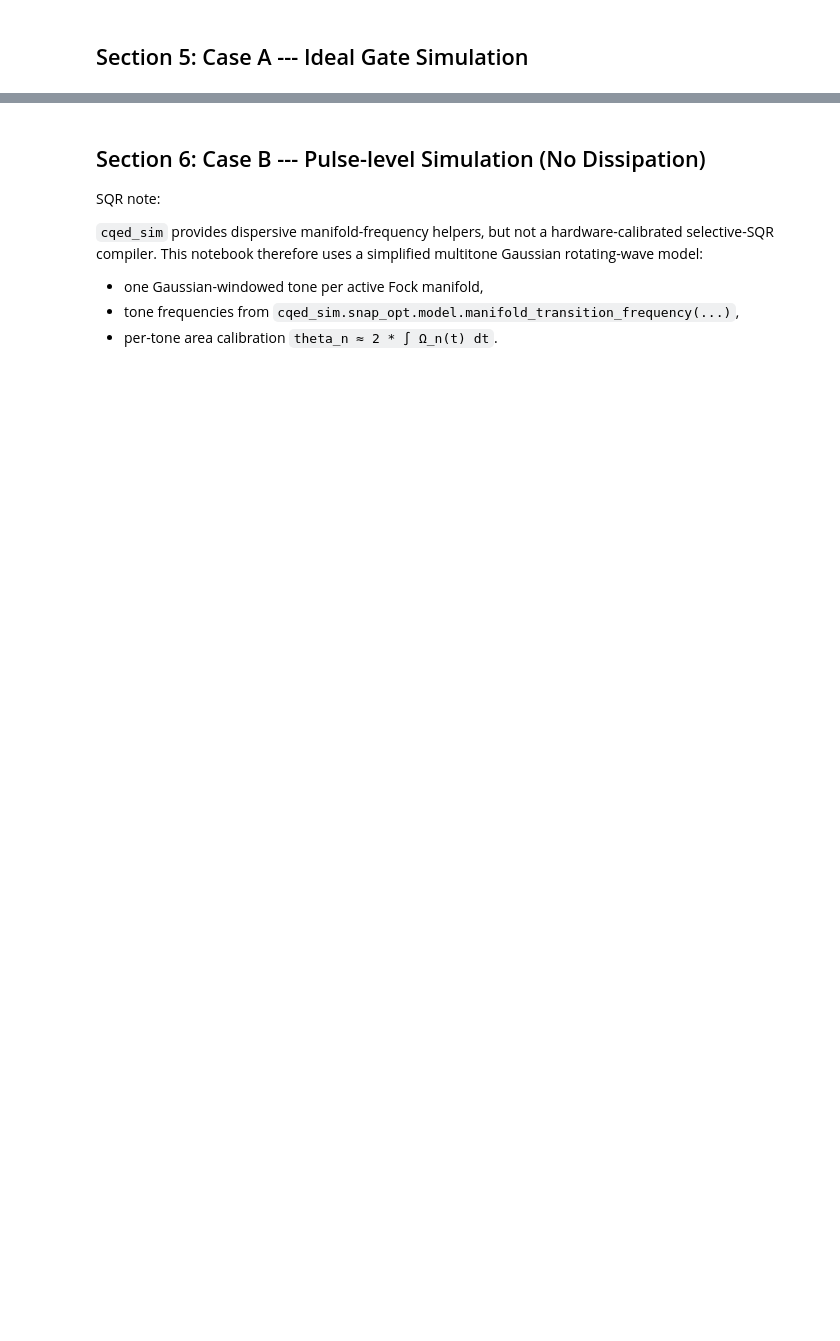
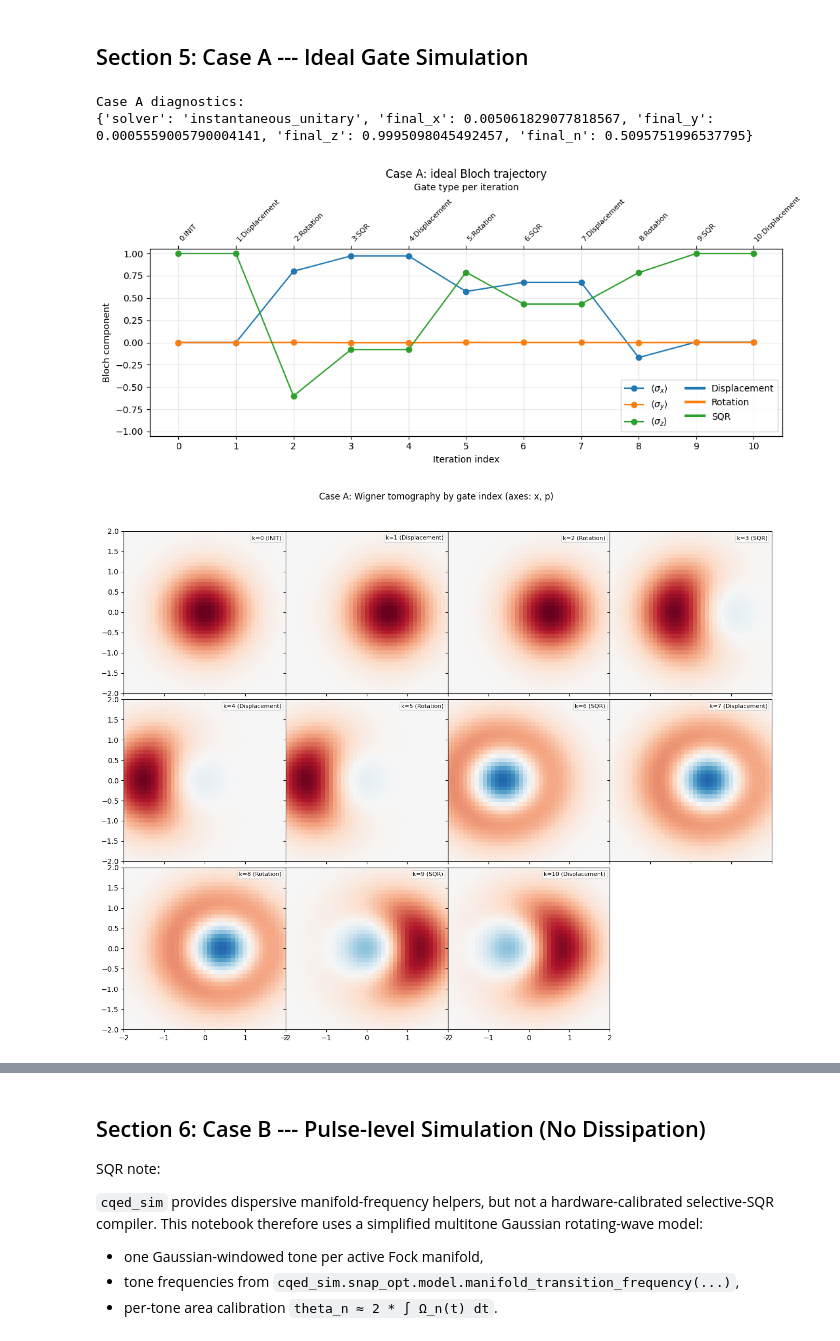
Before and after one commit to SoraUmika/qubox_cQEDsim, a Jupyter notebook: sequential_simulation.ipynb, the cells around one changed output, grey strips where cells are left out. Cells and saved outputs as stored; diff of their text form; code cells hidden in the pictures; blank space fills up the shorter version.

```diff
--- a/sequential_simulation.ipynb
+++ b/sequential_simulation.ipynb
@@ -119,11 +127,11 @@ CONFIG = {
     "phase_unwrap": False,
     "dt_s": 1.0e-9,
     "max_step_s": 1.0e-9,
-    "duration_displacement_s": 32.0e-9,
-    "duration_rotation_s": 64.0e-9,
+    "duration_displacement_s": 48.0e-9,
+    "duration_rotation_s": 16.0e-9,
     "duration_sqr_s": 1.0e-6,
-    "rotation_sigma_fraction": 0.18,
-    "sqr_sigma_fraction": 0.18,
+    "rotation_sigma_fraction": 1/6,
+    "sqr_sigma_fraction": 1/6,
     "sqr_theta_cutoff": 1.0e-10,
     "use_rotating_frame": True,
     "omega_c_hz": 0.0,
@@ -135,9 +143,9 @@ CONFIG = {
     "st_K_hz": -28844.0,
     "st_K2_hz": 1406.0,
     "cavity_kappa_1_per_s": 0.0,
-    "qb_T1_relax_ns": 9812.873848245112,
-    "qb_T2_ramsey_ns": 6324.73112712837,
-    "qb_T2_echo_ns": 8070.0,
+    "qb_T1_relax_ns": 98120.873848245112,
+    "qb_T2_ramsey_ns": 63240.73112712837,
+    "qb_T2_echo_ns": 80700.0,
     "t2_source": "ramsey",
 }
 CONFIG["n_cav_dim"] = int(CONFIG["cavity_fock_cutoff"]) + 1
@@ -181,30 +318,36 @@ print(
         "final_x": CASE_A["x"][-1],
         "final_y": CASE_A["y"][-1],
         "final_z": CASE_A["z"][-1],
         "final_n": CASE_A["n"][-1],
     }
 )
 
 plot_bloch_track(
     CASE_A,
     title="Case A: ideal Bloch trajectory",
     label_stride=int(CONFIG["top_axis_label_stride"]),
 )
 plt.show()
 
 plot_wigner_grid(
     CASE_A,
     title="Case A: Wigner tomography by gate index",
     stride=int(CONFIG["wigner_stride"]),
     max_cols=int(CONFIG["wigner_max_cols"]),
+    show_colorbar=False,
 )
 plt.show()
 
 plot_relative_phase_track(
     CASE_A,
     max_n=int(CONFIG["phase_track_max_n"]),
     threshold=float(CONFIG["phase_reference_threshold"]),
     unwrap=bool(CONFIG["phase_unwrap"]),
     label_stride=int(CONFIG["top_axis_label_stride"]),
 )
 plt.show()
+# %% [output]
+Case A diagnostics:
+{'solver': 'instantaneous_unitary', 'final_x': 0.005061829077818567, 'final_y': 0.0005559005790004141, 'final_z': 0.9995098045492457, 'final_n': 0.5095751996537795}
+[figure, added]
+[figure, added]
```
Also changed, not shown: parts of 10 cells of this notebook, 3 other files.
